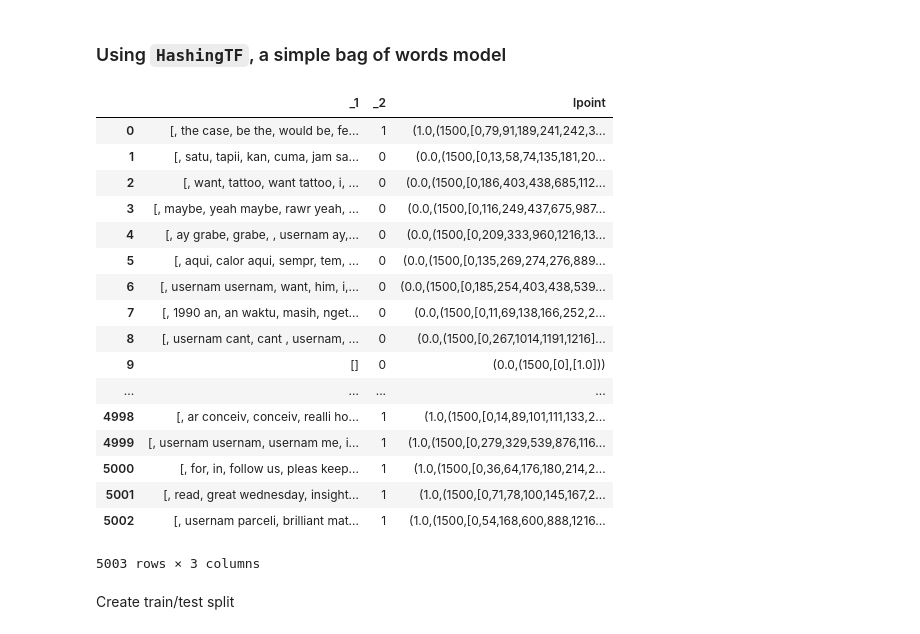
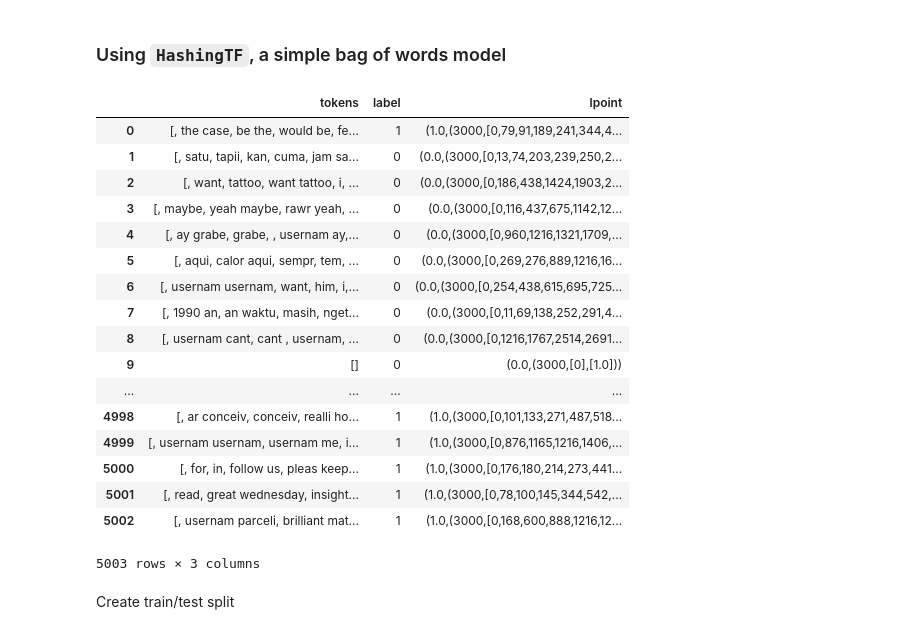
Before and after one commit to openforce/spark-mllib-scala-play, a Jupyter notebook: data/evaluation.ipynb, the cells around one changed output. Cells and saved outputs as stored; diff of their text form; code cells hidden in the pictures.

```diff
--- a/data/evaluation.ipynb
+++ b/data/evaluation.ipynb
@@ -17,5 +17,6 @@ tweets.count()
 5003
 # %%
 df = tweets.toPandas()
+df.columns = ["tokens", "label"]
 df.head()
 # %% [output]
@@ -35,7 +36,7 @@ from pyspark.mllib.feature import HashingTF
 from pyspark.mllib.linalg import Vectors
 from pyspark.mllib.classification import LabeledPoint
 # %%
-coeff = 1500
+coeff = 3000
 hashingTf = HashingTF(coeff)
 # %%
 #vectors = sc.parallelize([hashingTf.transform(tokens) for tokens in df._1])
@@ -45,24 +47,24 @@ def featurize(tokens): return hashingTf.transform(tokens)
 # %%
-df['lpoint'] = df.apply(lambda row: LabeledPoint(row['_2'], featurize(row['_1'])), axis=1)
+df['lpoint'] = df.apply(lambda row: LabeledPoint(row['label'], featurize(row['tokens'])), axis=1)
 df
 # %% [output]
-|  | _1 | _2 | lpoint |
-| 0 | [, the case, be the, would be, fe... | 1 | (1.0,(1500,[0,79,91,189,241,242,3... |
-| 1 | [, satu, tapii, kan, cuma, jam sa... | 0 | (0.0,(1500,[0,13,58,74,135,181,20... |
-| 2 | [, want, tattoo, want tattoo, i, ... | 0 | (0.0,(1500,[0,186,403,438,685,112... |
-| 3 | [, maybe, yeah maybe, rawr yeah, ... | 0 | (0.0,(1500,[0,116,249,437,675,987... |
-| 4 | [, ay grabe, grabe, , usernam ay,... | 0 | (0.0,(1500,[0,209,333,960,1216,13... |
-| 5 | [, aqui, calor aqui, sempr, tem, ... | 0 | (0.0,(1500,[0,135,269,274,276,889... |
-| 6 | [, usernam usernam, want, him, i,... | 0 | (0.0,(1500,[0,185,254,403,438,539... |
-| 7 | [, 1990 an, an waktu, masih, nget... | 0 | (0.0,(1500,[0,11,69,138,166,252,2... |
-| 8 | [, usernam cant, cant , usernam, ... | 0 | (0.0,(1500,[0,267,1014,1191,1216]... |
-| 9 | [] | 0 | (0.0,(1500,[0],[1.0])) |
+|  | tokens | label | lpoint |
+| 0 | [, the case, be the, would be, fe... | 1 | (1.0,(3000,[0,79,91,189,241,344,4... |
+| 1 | [, satu, tapii, kan, cuma, jam sa... | 0 | (0.0,(3000,[0,13,74,203,239,250,2... |
+| 2 | [, want, tattoo, want tattoo, i, ... | 0 | (0.0,(3000,[0,186,438,1424,1903,2... |
+| 3 | [, maybe, yeah maybe, rawr yeah, ... | 0 | (0.0,(3000,[0,116,437,675,1142,12... |
+| 4 | [, ay grabe, grabe, , usernam ay,... | 0 | (0.0,(3000,[0,960,1216,1321,1709,... |
+| 5 | [, aqui, calor aqui, sempr, tem, ... | 0 | (0.0,(3000,[0,269,276,889,1216,16... |
+| 6 | [, usernam usernam, want, him, i,... | 0 | (0.0,(3000,[0,254,438,615,695,725... |
+| 7 | [, 1990 an, an waktu, masih, nget... | 0 | (0.0,(3000,[0,11,69,138,252,291,4... |
+| 8 | [, usernam cant, cant , usernam, ... | 0 | (0.0,(3000,[0,1216,1767,2514,2691... |
+| 9 | [] | 0 | (0.0,(3000,[0],[1.0])) |
 | ... | ... | ... | ... |
-| 4998 | [, ar conceiv, conceiv, realli ho... | 1 | (1.0,(1500,[0,14,89,101,111,133,2... |
-| 4999 | [, usernam usernam, usernam me, i... | 1 | (1.0,(1500,[0,279,329,539,876,116... |
-| 5000 | [, for, in, follow us, pleas keep... | 1 | (1.0,(1500,[0,36,64,176,180,214,2... |
-| 5001 | [, read, great wednesday, insight... | 1 | (1.0,(1500,[0,71,78,100,145,167,2... |
-| 5002 | [, usernam parceli, brilliant mat... | 1 | (1.0,(1500,[0,54,168,600,888,1216... |
+| 4998 | [, ar conceiv, conceiv, realli ho... | 1 | (1.0,(3000,[0,101,133,271,487,518... |
+| 4999 | [, usernam usernam, usernam me, i... | 1 | (1.0,(3000,[0,876,1165,1216,1406,... |
+| 5000 | [, for, in, follow us, pleas keep... | 1 | (1.0,(3000,[0,176,180,214,273,441... |
+| 5001 | [, read, great wednesday, insight... | 1 | (1.0,(3000,[0,78,100,145,344,542,... |
+| 5002 | [, usernam parceli, brilliant mat... | 1 | (1.0,(3000,[0,168,600,888,1216,12... |
 5003 rows × 3 columns
 # %% [markdown]
 Create train/test split
```
Also changed, not shown: parts of 34 cells of this notebook, 1 other file.
